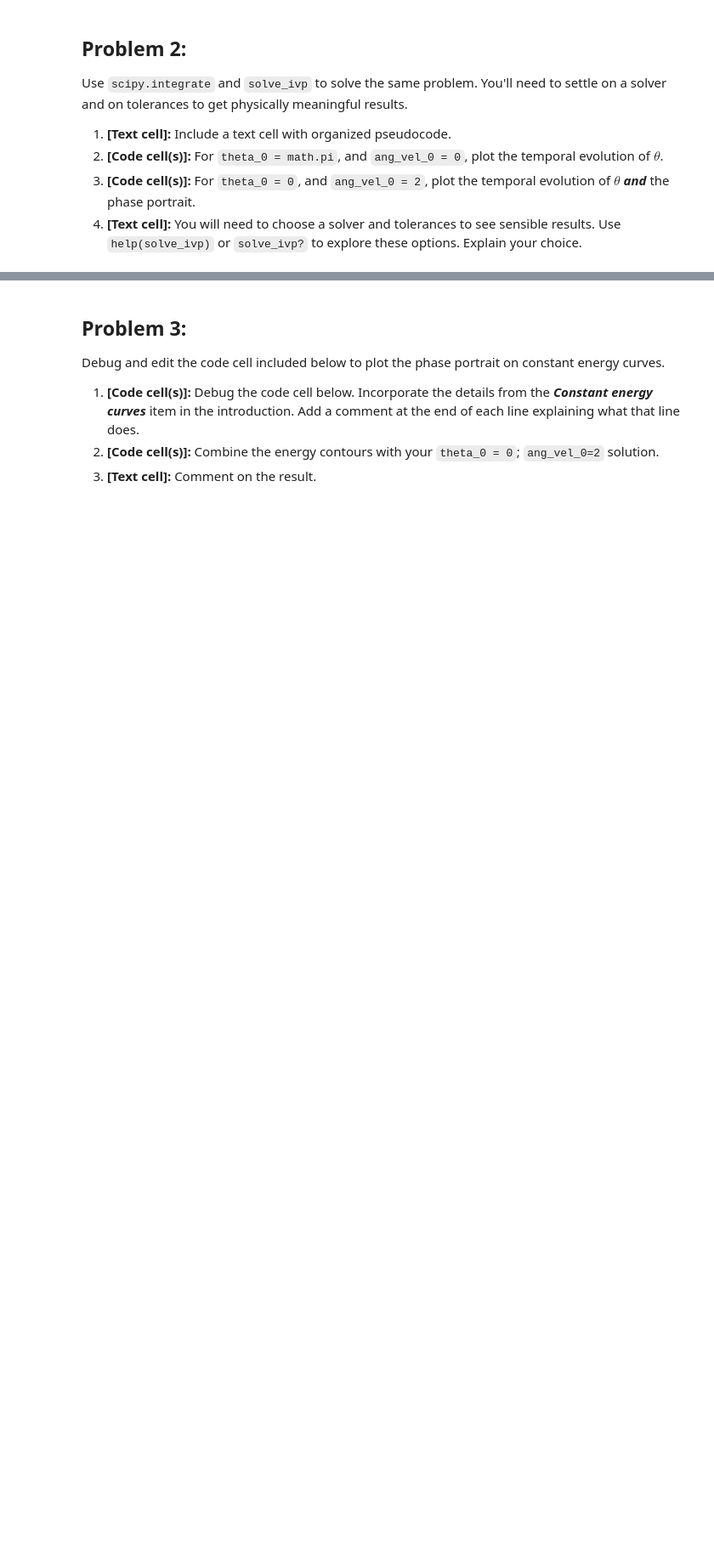
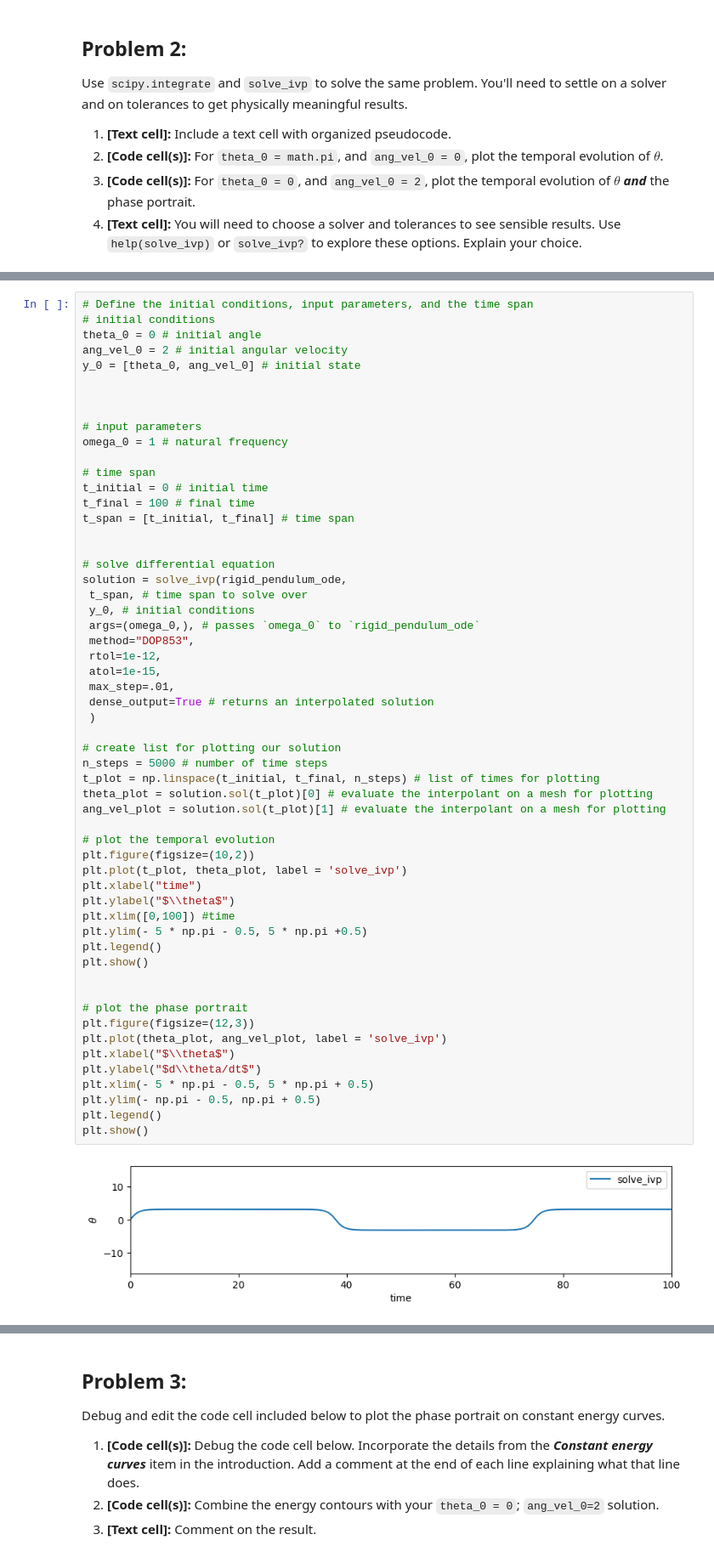
Before and after one commit to IntroComputationalPhysics-UNT/euler-and-solve-ivp-MatthewM130, a Jupyter notebook: rigid_pendulum_assignment_v2.ipynb, the cells around one changed output, grey strips where cells are left out. Shown at 85% size. Drawn from its saved outputs; the diff is of its cells as text; blank space fills up the shorter version.

```diff
--- a/rigid_pendulum_assignment_v2.ipynb
+++ b/rigid_pendulum_assignment_v2.ipynb
@@ -159,0 +231,58 @@ Define constants
+# %%
+# Define the initial conditions, input parameters, and the time span
+# initial conditions
+theta_0 = 0 # initial angle
+ang_vel_0 = 2 # initial angular velocity
+y_0 = [theta_0, ang_vel_0] # initial state
+
+
+
+# input parameters
+omega_0 = 1 # natural frequency
+
+# time span
+t_initial = 0 # initial time
+t_final = 100 # final time
+t_span = [t_initial, t_final] # time span
+
+
+# solve differential equation
+solution = solve_ivp(rigid_pendulum_ode,
+ t_span, # time span to solve over
+ y_0, # initial conditions
+ args=(omega_0,), # passes `omega_0` to `rigid_pendulum_ode`
+ method="DOP853",
+ rtol=1e-12,
+ atol=1e-15,
+ max_step=.01,
+ dense_output=True # returns an interpolated solution
+ )
+
+# create list for plotting our solution
+n_steps = 5000 # number of time steps
+t_plot = np.linspace(t_initial, t_final, n_steps) # list of times for plotting
+theta_plot = solution.sol(t_plot)[0] # evaluate the interpolant on a mesh for plotting
+ang_vel_plot = solution.sol(t_plot)[1] # evaluate the interpolant on a mesh for plotting
+
+# plot the temporal evolution
+plt.figure(figsize=(10,2))
+plt.plot(t_plot, theta_plot, label = 'solve_ivp')
+plt.xlabel("time")
+plt.ylabel("$\\theta$")
+plt.xlim([0,100]) #time
+plt.ylim(- 5 * np.pi - 0.5, 5 * np.pi +0.5)
+plt.legend()
+plt.show()
+
+
+# plot the phase portrait
+plt.figure(figsize=(12,3))
+plt.plot(theta_plot, ang_vel_plot, label = 'solve_ivp')
+plt.xlabel("$\\theta$")
+plt.ylabel("$d\\theta/dt$")
+plt.xlim(- 5 * np.pi - 0.5, 5 * np.pi + 0.5)
+plt.ylim(- np.pi - 0.5, np.pi + 0.5)
+plt.legend()
+plt.show()
+# %% [output]
+[figure, added]
```
Also changed, not shown: parts of 8 cells of this notebook.
